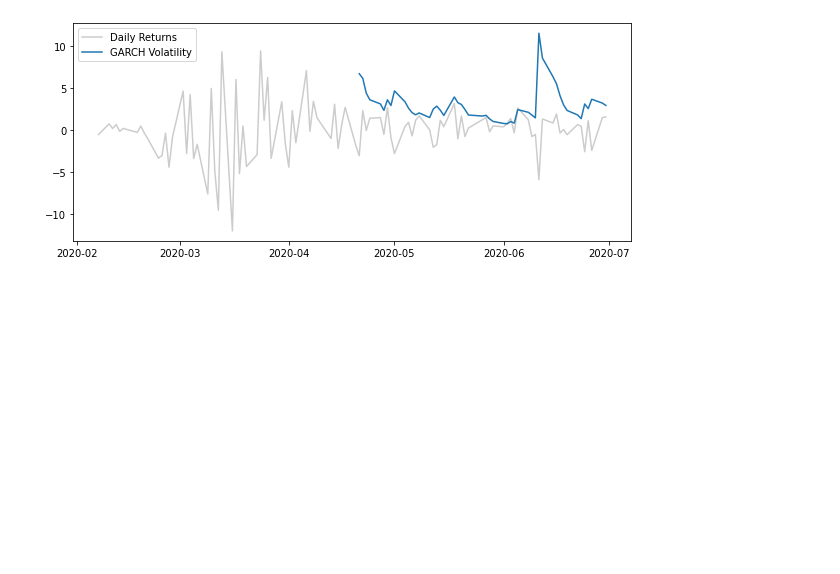
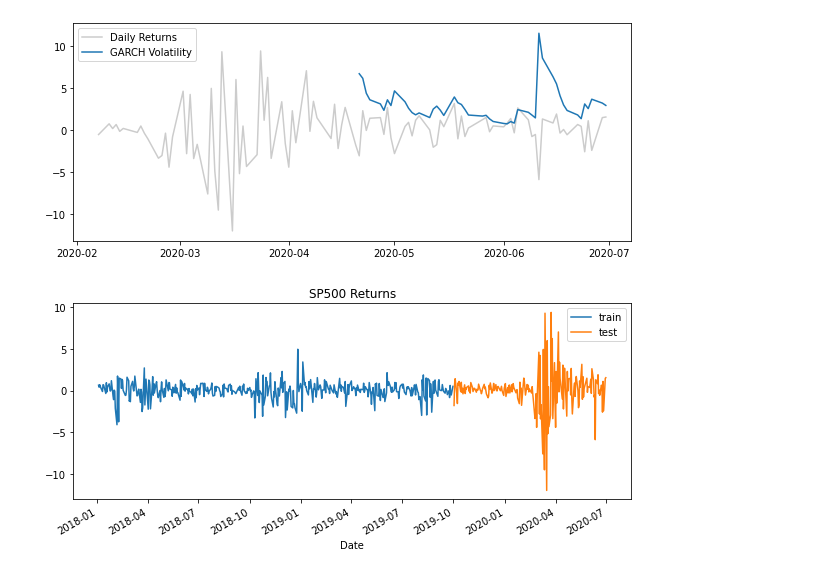
Before and after one commit to jbogocz/arima_garch, a Jupyter notebook: garch.ipynb, the cells around one changed output. Drawn from its saved outputs; the diff is of its cells as text; code cells hidden in the pictures; blank space fills up the shorter version.

```diff
--- a/garch.ipynb
+++ b/garch.ipynb
@@ -214,3 +214,19 @@ plt.legend(loc = 'upper left')
 plt.show()
 # %% [output]
 [figure]
+# %%
+# Now let's try forecast on test date
+test = pd.DataFrame(test)
+train = pd.DataFrame(train)
+train, _ = returns_vol(train, column='Close')
+test, _ = returns_vol(test, column='Close')
+
+# Plot train & test returns
+fig, ax = plt.subplots(figsize=(10,4))
+train['Returns'].plot(ax=ax, label='train')
+test['Returns'].plot(ax=ax, label='test')
+plt.title('SP500 Returns')
+ax.legend()
+plt.show()
+# %% [output]
+[figure, added]
```
Also changed, not shown: parts of 5 cells of this notebook.
